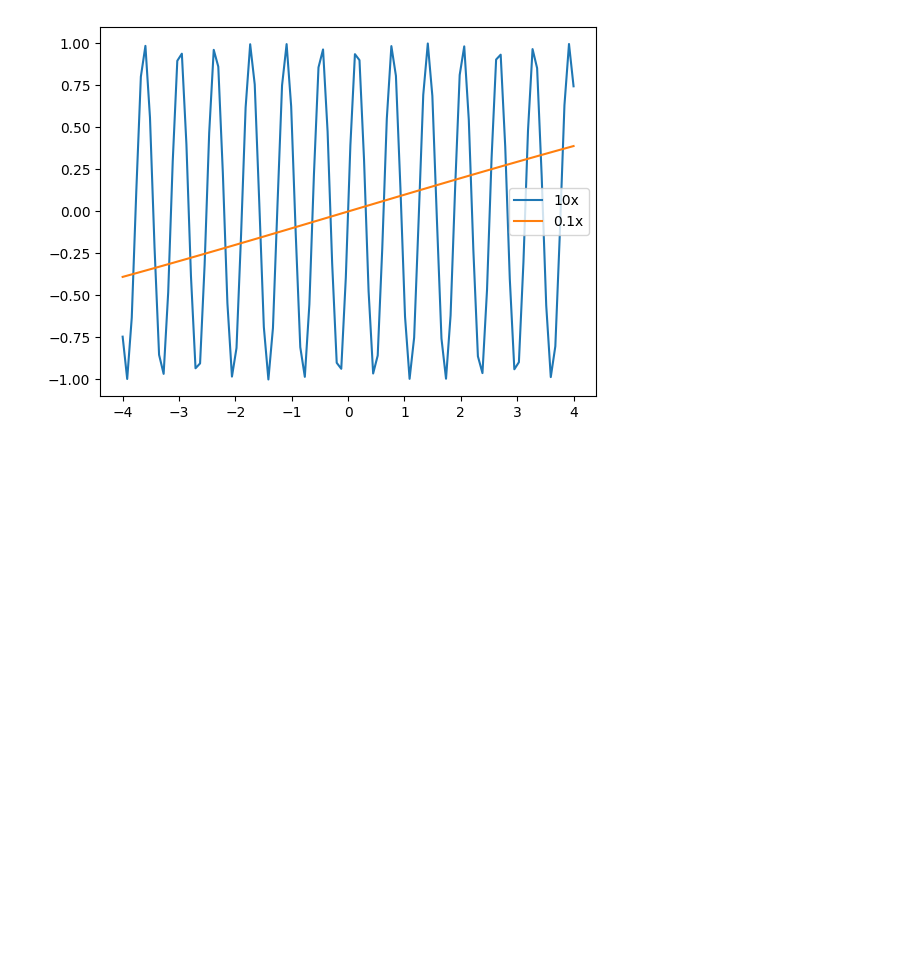
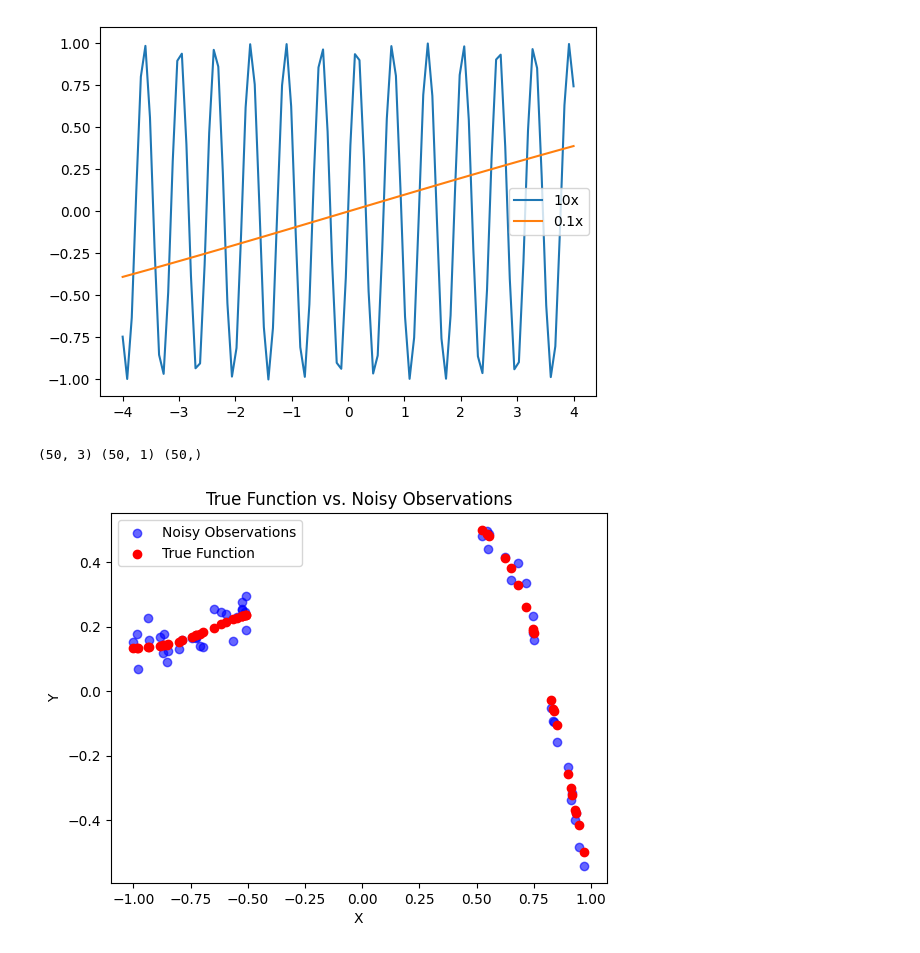
Before and after one commit to aslakdjupskas/MCDO, a Jupyter notebook: Code/GP/explore.ipynb, the cells around one changed output. Saved outputs shown, nothing was run; the diff lists cells and outputs as text; code cells hidden in the pictures; blank space fills up the shorter version.

```diff
--- a/Code/GP/explore.ipynb
+++ b/Code/GP/explore.ipynb
@@ -478,3 +478,60 @@ plt.legend()
 # %% [output]
 <matplotlib.legend.Legend at 0x...>
 [figure]
+# %%
+import numpy as np
+import jax.numpy as jnp
+import matplotlib.pyplot as plt
+
+def get_data_gap(N=50, D_X=3, sigma_obs=0.05, N_test=500):
+    D_Y = 1  # create 1D outputs
+    np.random.seed(13)
+
+    # Generate X outside the range [-0.5, 0.5]
+    X = []
+    while len(X) < N:
+        x = np.random.uniform(-1, 1)
+        if abs(x) > 0.5:
+            X.append(x)
+    X = jnp.array(sorted(X))  # Sort for better visualization
+    X = jnp.power(X[:, np.newaxis], jnp.arange(D_X))
+
+    W = 0.5 * np.random.randn(D_X)
+
+    # Compute true Y without noise
+    Y_true = jnp.dot(X, W) + 0.5 * jnp.power(0.5 + X[:, 1], 2.0) * jnp.sin(4.0 * X[:, 1])
+
+    # Scale Y_true to be in the range [-0.5, 0.5]
+    Y_true_min = jnp.min(Y_true)
+    Y_true_max = jnp.max(Y_true)
+    Y_true = -0.5 + (Y_true - Y_true_min) * (1.0 / (Y_true_max - Y_true_min))
+
+    Y = Y_true + sigma_obs * np.random.randn(N)
+    Y = Y[:, np.newaxis]
+
+    assert X.shape == (N, D_X)
+    assert Y.shape == (N, D_Y)
+
+    # Generate test data
+    X_test = jnp.linspace(-1.3, 1.3, N_test)
+    X_test = jnp.power(X_test[:, np.newaxis], jnp.arange(D_X))
+
+    return X, Y, Y_true, X_test
+
+def plot_data():
+    X, Y, Y_true, _ = get_data_gap()
+    print(X.shape, Y.shape, Y_true.shape)
+    X_values = X[:, 1]  # Extract original x values from polynomial features
+
+    plt.scatter(X_values, Y, label='Noisy Observations', color='blue', marker='o', alpha=0.6)
+    plt.scatter(X_values, Y_true, label='True Function', color='red', marker='o')
+    plt.xlabel("X")
+    plt.ylabel("Y")
+    plt.legend()
+    plt.title("True Function vs. Noisy Observations")
+    plt.show()
+
+plot_data()
+# %% [output]
+(50, 3) (50, 1) (50,)
+[figure, added]
```
Also changed, not shown: parts of 3 cells of this notebook, 6 other files.
